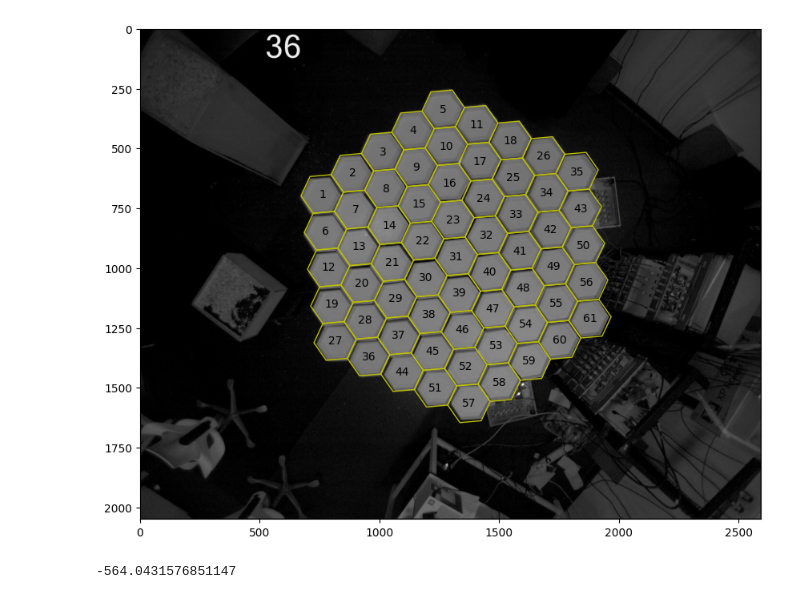
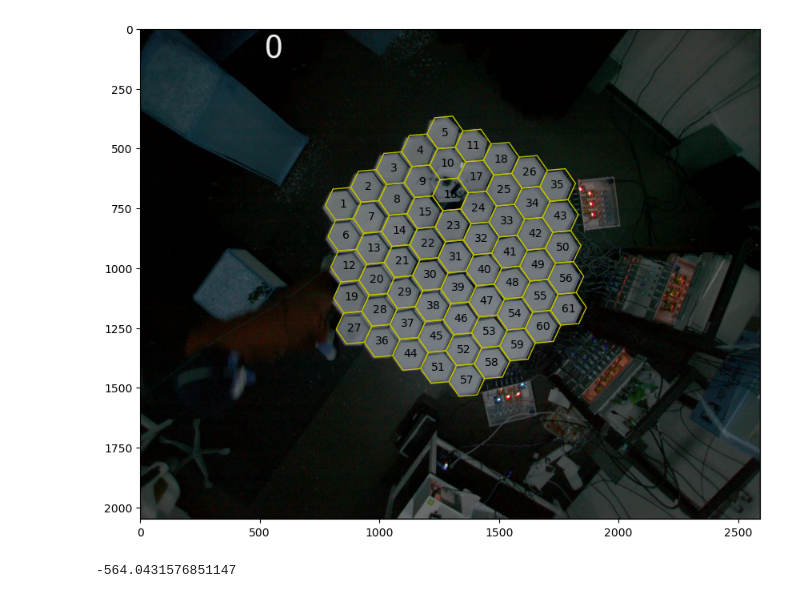
Before and after one commit to AgolovaUCL/analysis_pipeline, a Jupyter notebook: maze_and_platforms/find_hexagon.ipynb, the cells around one changed output. Saved outputs shown, nothing was run; the diff lists cells and outputs as text; code cells hidden in the pictures.

```diff
--- a/display_maze/find_hexagon.ipynb
+++ b/maze_and_platforms/find_hexagon.ipynb
@@ -65,42 +65,53 @@ import cv2
 import matplotlib.pyplot as plt
 from matplotlib.patches import RegularPolygon
 import numpy as np
+import glob
+import os
+# THE IMPORTANT ONE
+rawsession_folder = r"C:\Honeycomb_maze_task\rawdata\sub-002_id-1R\ses-01_date-10092025"
 
-# THE IMPORTANT ONE
+pattern = "T*.avi"
+files = glob.glob(os.path.join(rawsession_folder, 'tracking', pattern))
 
+video_path = files[0]
+cap = cv2.VideoCapture(video_path)
 
-# Load the image
-img = cv2.imread(r"C:\Users\Sophia\Downloads\camera_image.png", cv2.IMREAD_GRAYSCALE)
+ret, img = cap.read()   # img will hold the first frame as a NumPy array
+cap.release()
+if not ret:
+    print("Failed to read first frame")
+
+cap.release()
 
 
 
 radius = 4
-hex_side_length = 89# Length of the side of the hexagon
+hex_side_length = 75# Length of the side of the hexagon
 theta = np.radians(305)  # Rotation angle in radians
 desired_x, desired_y = 1320, 950
 coord = hex_grid(radius)
 rotation = 25
 # Calculate initial Cartesian coordinates
 hcoord2, vcoord2 = calculate_cartesian_coords(coord, hex_side_length)
 
 
 # Rotate the coordinates
 hcoord_rotated = [x * np.cos(theta) - y * np.sin(theta) for x, y in zip(hcoord2, vcoord2)]
 vcoord_rotated = [x * np.sin(theta) + y * np.cos(theta) for x, y in zip(hcoord2, vcoord2)]
 vcoord_rotated = [-v for v in vcoord_rotated]
 
 
 # Calculate the translation needed to align the first rotated coordinate
 dx = desired_x - hcoord_rotated[30]
 dy = desired_y - vcoord_rotated[30]
 
 # Apply the translation
 hcoord_translated = [x + dx for x in hcoord_rotated]
 vcoord_translated = [y + dy for y in vcoord_rotated]
 
 makefig(rotation,hex_side_length)
 # %% [output]
-[figure, old version]
+[figure, new version]
 # %%
 vcoord_rotated[0]
 # %% [output]
```
Also changed, not shown: 52 other files.
